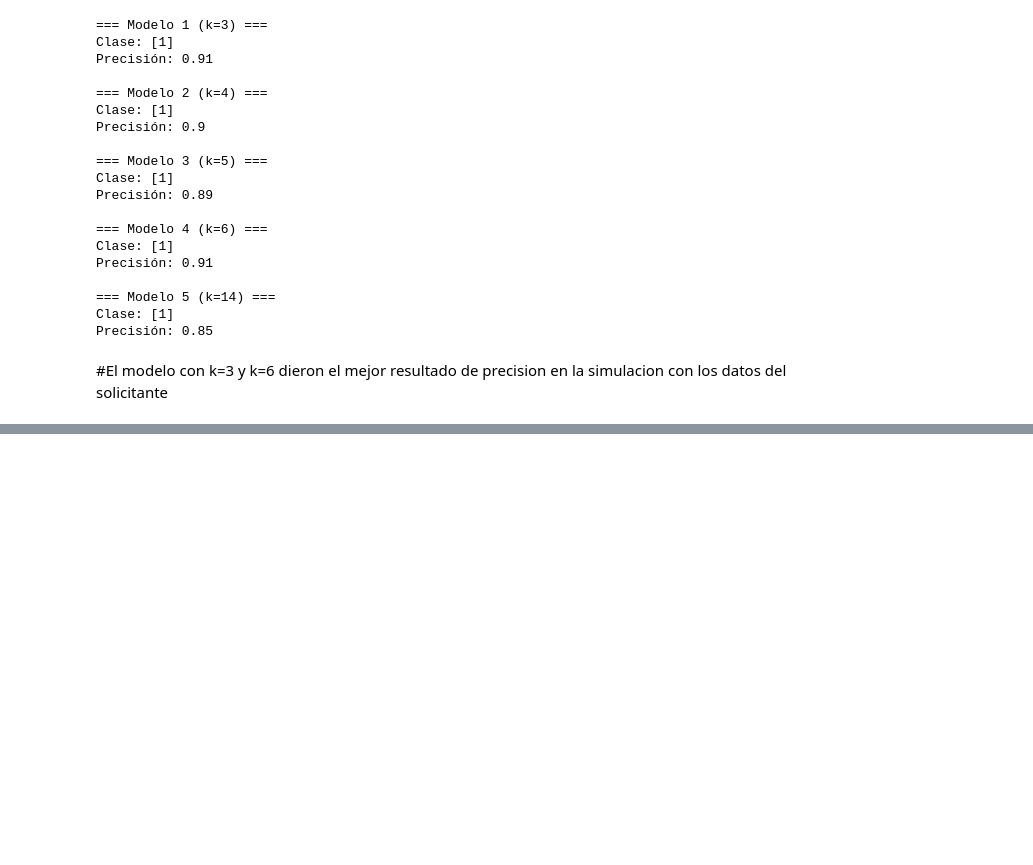
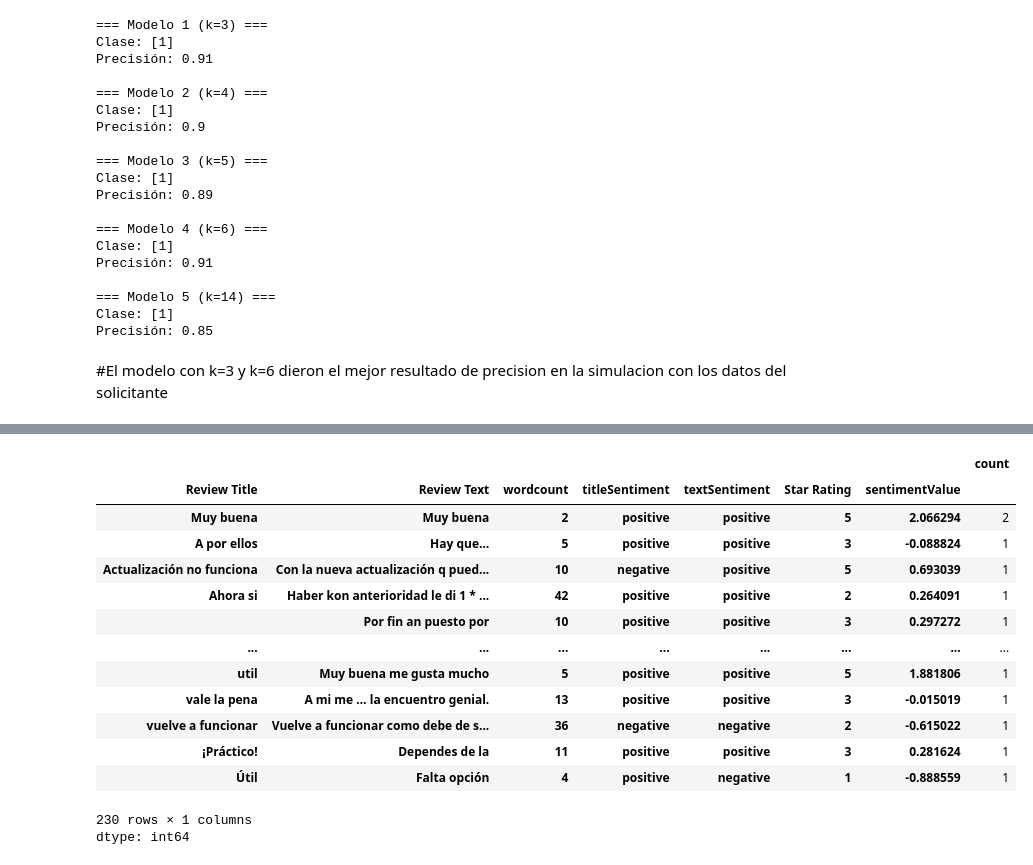
Before and after one commit to Sj-kronton/IA_2025, a Jupyter notebook: K-vecinos.ipynb, the cells around one changed output, grey strips where cells are left out. Drawn from its saved outputs; the diff is of its cells as text; code cells hidden in the pictures; blank space fills up the shorter version.

```diff
--- a/K-vecinos.ipynb
+++ b/K-vecinos.ipynb
@@ -541,0 +554,18 @@ Precisión: 0.85
+# %%
+review.value_counts()
+# %% [output]
+|  |  |  |  |  |  |  | count |
+| Review Title | Review Text | wordcount | titleSentiment | textSentiment | Star Rating | sentimentValue |  |
+| Muy buena | Muy buena | 2 | positive | positive | 5 | 2.066294 | 2 |
+| A por ellos | Hay que… | 5 | positive | positive | 3 | -0.088824 | 1 |
+| Actualización no funciona | Con la nueva actualización q pued... | 10 | negative | positive | 5 | 0.693039 | 1 |
+| Ahora si | Haber kon anterioridad le di 1 * ... | 42 | positive | positive | 2 | 0.264091 | 1 |
+|  | Por fin an puesto por | 10 | positive | positive | 3 | 0.297272 | 1 |
+| ... | ... | ... | ... | ... | ... | ... | ... |
+| util | Muy buena me gusta mucho | 5 | positive | positive | 5 | 1.881806 | 1 |
+| vale la pena | A mi me … la encuentro genial. | 13 | positive | positive | 3 | -0.015019 | 1 |
+| vuelve a funcionar | Vuelve a funcionar como debe de s... | 36 | negative | negative | 2 | -0.615022 | 1 |
+| ¡Práctico! | Dependes de la | 11 | positive | positive | 3 | 0.281624 | 1 |
+| Útil | Falta opción | 4 | positive | negative | 1 | -0.888559 | 1 |
+230 rows × 1 columns
+dtype: int64
```
Also changed, not shown: parts of 6 cells of this notebook.
